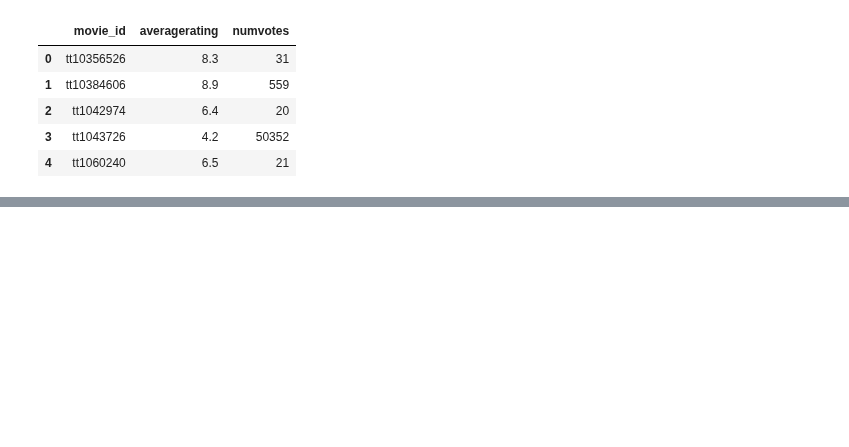
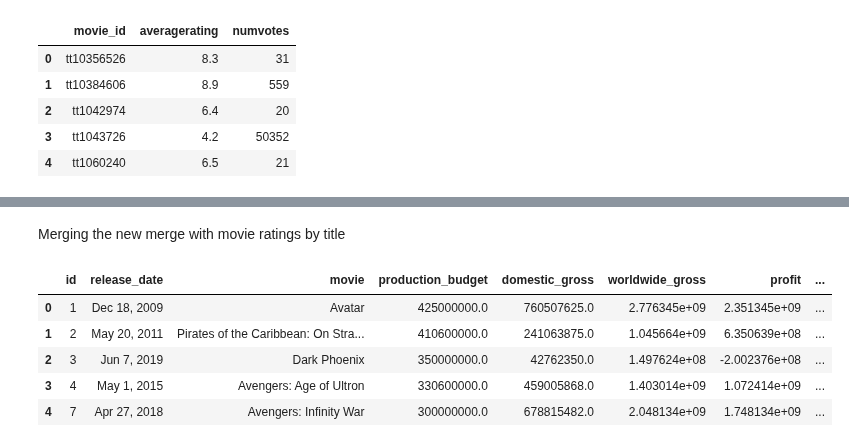
Before and after one commit to fredrickochieng-cell/Group4_Phase2_Project, a Jupyter notebook: Notebooks/dan.ipynb, the cells around one changed output, grey strips where cells are left out. Cells and saved outputs as stored; diff of their text form; code cells hidden in the pictures; blank space fills up the shorter version.

```diff
--- a/Notebooks/dan.ipynb
+++ b/Notebooks/dan.ipynb
@@ -92,0 +196,28 @@ movie_ratings.head()
+# %% [markdown]
+Merging the new merge with movie ratings by title
+# %%
+#This line runs an SQL query directly on the SQLite database to get movie_id,
+# primary_title, and start_year columns from the movie_basics table.
+movie_basics2 = pd.read_sql_query(
+    "SELECT movie_id, primary_title, start_year FROM movie_basics;",
+    conn
+)
+#Merges the movie ratings table with movie_basics2, matching them by the movie_id column.
+#how="left" keeps all rows from movie_ratings, adding title and year info where a match is found.
+ratings_with_titles = movie_ratings.merge(movie_basics2, on="movie_id", how="left")
+
+merged_by_title = pd.merge(
+    merged,
+    ratings_with_titles[['primary_title', 'start_year', 'averagerating', 'numvotes']].drop_duplicates(),
+    on=['primary_title', 'start_year'],
+    how='left'
+)
+
+merged_by_title.head()
+# %% [output]
+|  | id | release_date | movie | production_budget | domestic_gross | worldwide_gross | profit | ... |
+| 0 | 1 | Dec 18, 2009 | Avatar | 425000000.0 | 760507625.0 | 2.776345e+09 | 2.351345e+09 | ... |
+| 1 | 2 | May 20, 2011 | Pirates of the Caribbean: On Stra... | 410600000.0 | 241063875.0 | 1.045664e+09 | 6.350639e+08 | ... |
+| 2 | 3 | Jun 7, 2019 | Dark Phoenix | 350000000.0 | 42762350.0 | 1.497624e+08 | -2.002376e+08 | ... |
+| 3 | 4 | May 1, 2015 | Avengers: Age of Ultron | 330600000.0 | 459005868.0 | 1.403014e+09 | 1.072414e+09 | ... |
+| 4 | 7 | Apr 27, 2018 | Avengers: Infinity War | 300000000.0 | 678815482.0 | 2.048134e+09 | 1.748134e+09 | ... |
```
Also changed, not shown: parts of 24 cells of this notebook.
